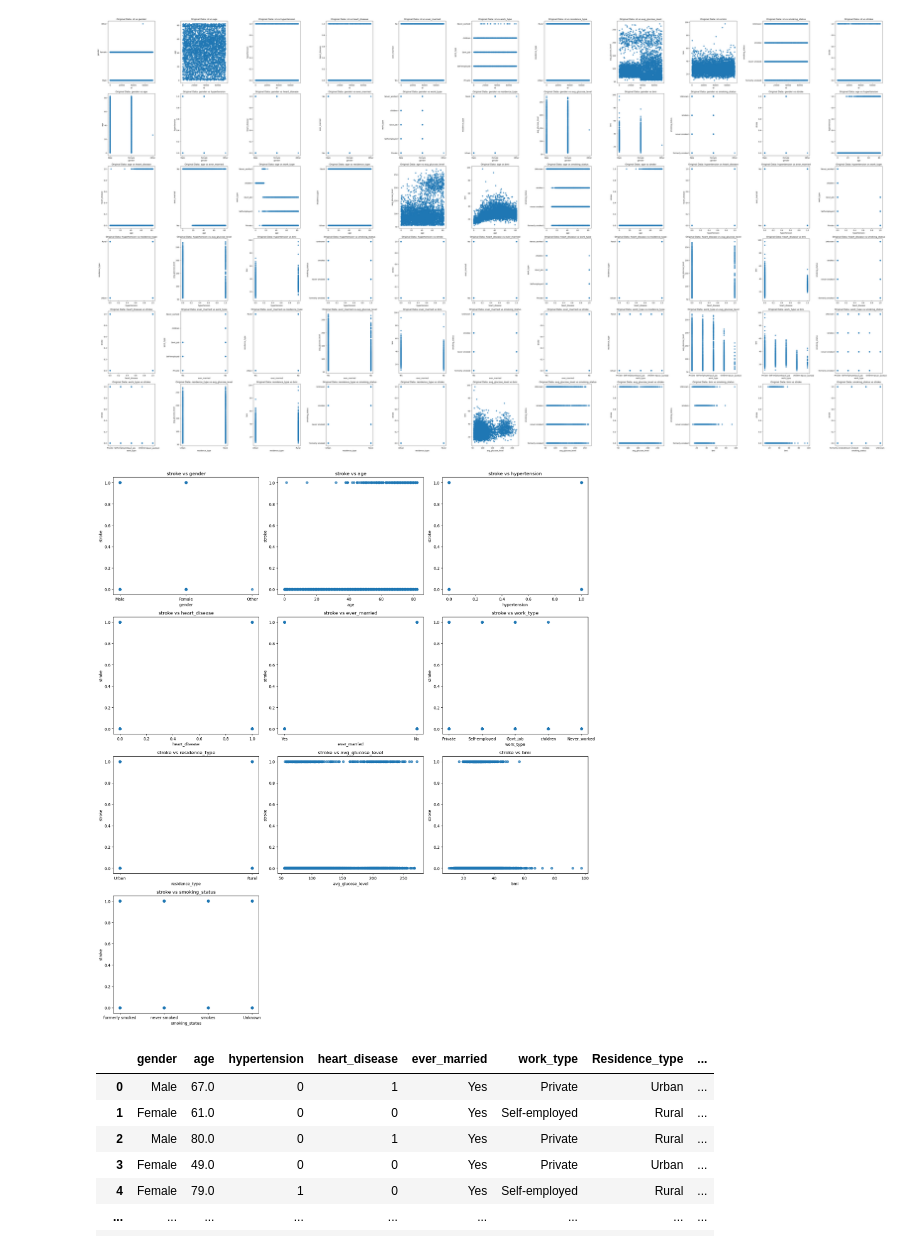
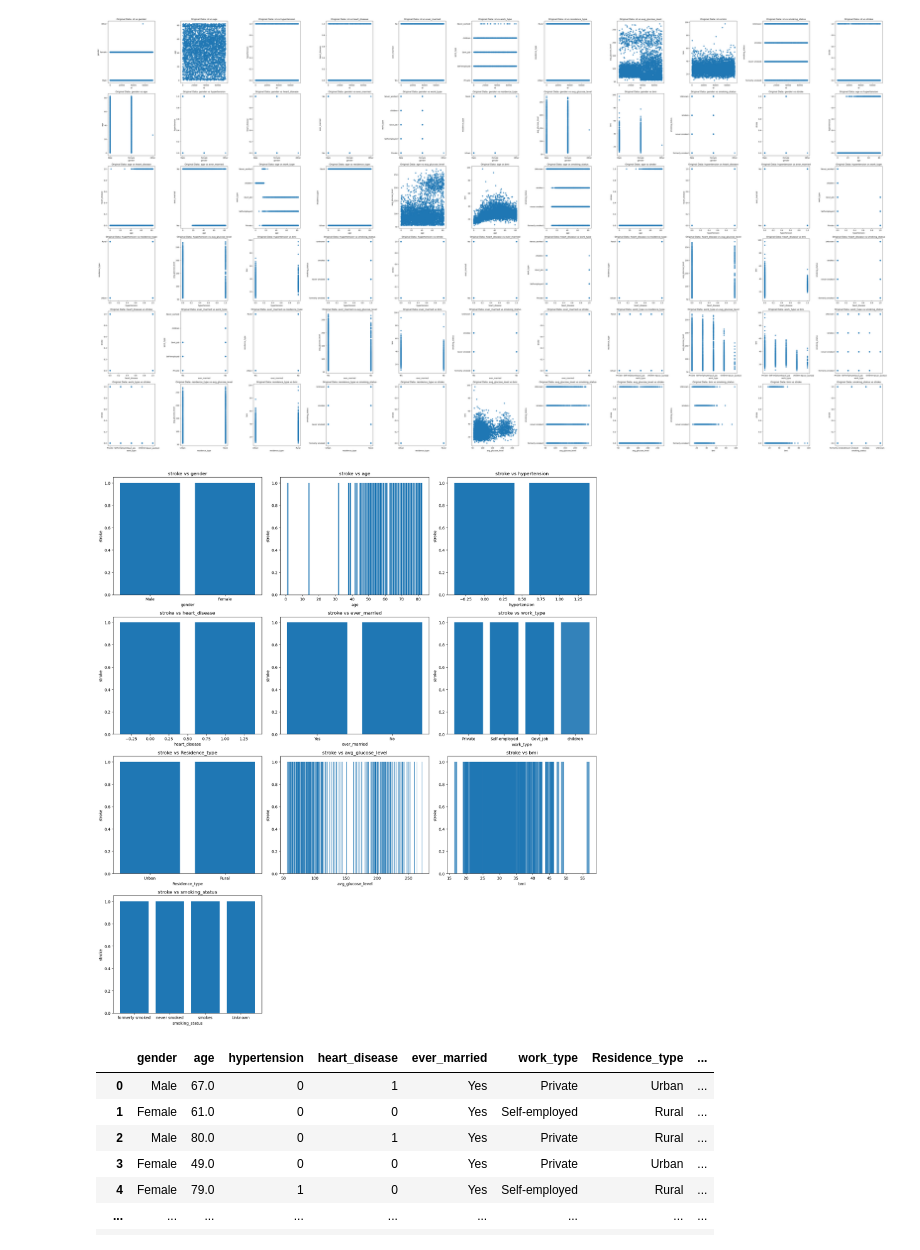
Before and after one commit to mlopezza/stroke-prediction, a Jupyter notebook: data_exploration.ipynb, the cells around one changed output. Cells and saved outputs as stored; diff of their text form; code cells hidden in the pictures.

```diff
--- a/data_exploration.ipynb
+++ b/data_exploration.ipynb
@@ -263,31 +263,31 @@ plot_feature_pairs(stroke_dropna, feature_names, title_prefix='Original Data: ')
 # %%
 def plot_target_vs_features(data, feature_names, target_variable='stroke'):
     """
     Simple function to create plots of target variable (stroke) against other features.
     """
     features_to_plot = [f for f in feature_names if f != target_variable]
 
     n_features = len(features_to_plot)
     n_cols = 3
     n_rows = (n_features + n_cols - 1) // n_cols
 
     plt.figure(figsize=(6 * n_cols, 5 * n_rows))
 
     for i, feature in enumerate(features_to_plot, 1):
         plt.subplot(n_rows, n_cols, i)
-        plt.scatter(data[feature], data[target_variable], alpha=0.7)
+        plt.bar(data[feature], data[target_variable], alpha=0.7)
         plt.xlabel(feature)
         plt.ylabel(target_variable)
         plt.title(f'{target_variable} vs {feature}')
 
     plt.tight_layout()
     plt.show()
 
 # Get feature names and plot
-feature_names = stroke_copy.columns
-plot_target_vs_features(stroke_copy, feature_names, 'stroke')
+feature_names = with_stroke.columns
+plot_target_vs_features(with_stroke, feature_names, 'stroke')
 # %% [output]
-[figure, old version]
+[figure, new version]
 # %%
 with_stroke
 # %% [output]
```
